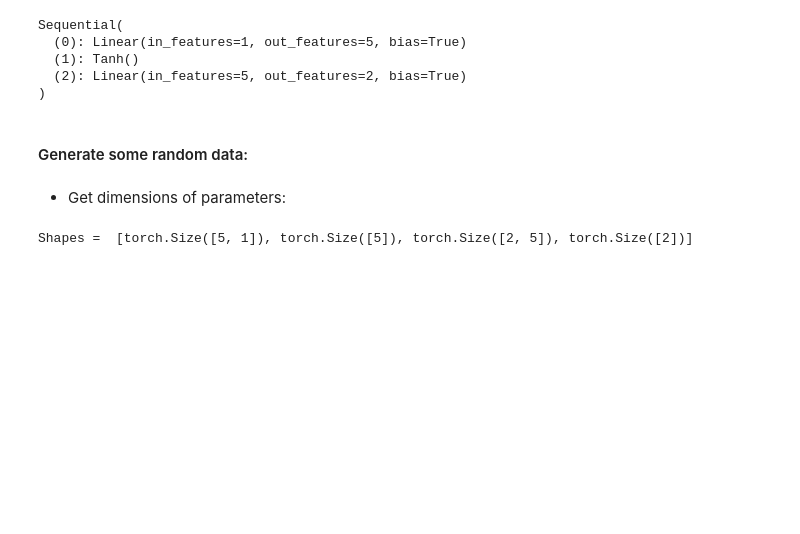
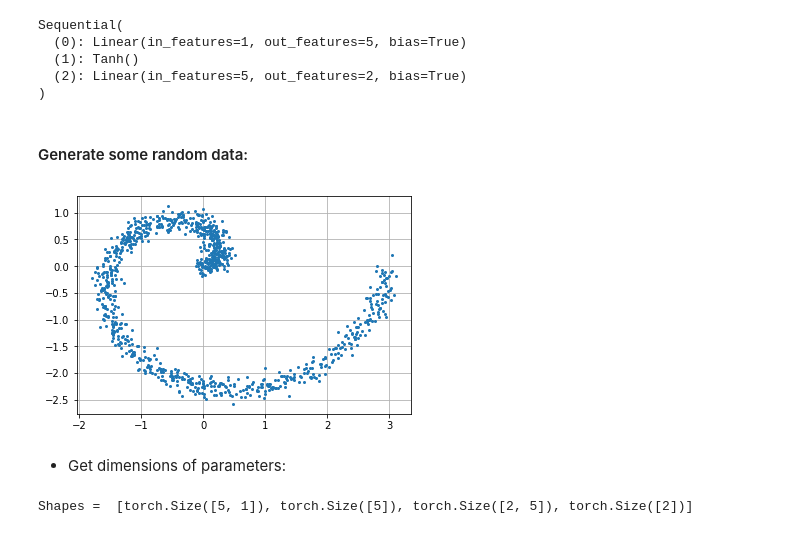
Before and after one commit to deborsheesen/Bayesian-NN-dimension-reduction, a Jupyter notebook: HMC.ipynb, the cells around one changed output. Drawn from its saved outputs; the diff is of its cells as text; code cells hidden in the pictures; blank space fills up the shorter version.

```diff
--- a/HMC.ipynb
+++ b/HMC.ipynb
@@ -58,10 +57,17 @@ Sequential(
 # %% [markdown]
 #### Generate some random data:
 # %%
-nobs = 10_000
-x = torch.rand(nobs, n_in)
+error_sigma = 1e-1
+nobs = 1_000
+x = torch.rand(nobs, n_in, requires_grad=True)
+xvals = x.data
 y = np.zeros((nobs, n_out))
-y[:,0] = list(np.cos(2*np.pi*x))
-y[:,1] = list(np.sin(2*np.pi*x))
-y = torch.from_numpy(y).float()
+y[:,0] = list(abs(xvals)*np.cos(2*np.pi*xvals))
+y[:,1] = list(abs(xvals)*np.sin(2*np.pi*xvals))
+y = 3*torch.from_numpy(y).float() + torch.randn(nobs,2)*error_sigma
 criterion = nn.MSELoss()
+# %%
+plt.plot(list(y[:,0]), list(y[:,1]), 'o', markersize=2)
+plt.grid(True)
+# %% [output]
+[figure, added]
```
Also changed, not shown: parts of 22 cells of this notebook, 9 other files.
